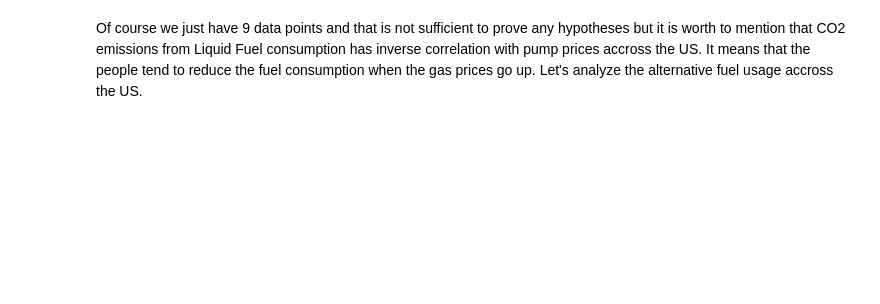
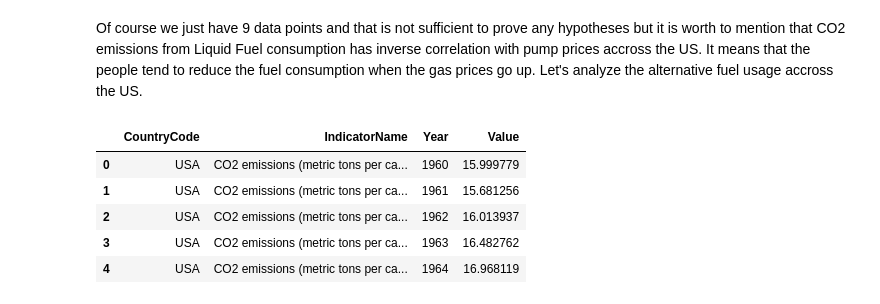
Before and after one commit to robertcox324/5horsemenoftheapocalypse, a Jupyter notebook: WDI_Analysis.ipynb, the cells around one changed output. Cells and saved outputs as stored; diff of their text form; code cells hidden in the pictures; blank space fills up the shorter version.

```diff
--- a/WDI_Analysis.ipynb
+++ b/WDI_Analysis.ipynb
@@ -351,2 +419,14 @@ pump_liq[['liq_val_pc', 'pump_val']].corr()
 # %% [markdown]
 Of course we just have 9 data points and that  is not sufficient to prove any hypotheses but it is worth to mention that CO2 emissions from Liquid Fuel consumption has inverse correlation with pump prices accross the US. It means that the people tend to reduce the fuel consumption when the gas prices go up. Let's analyze the alternative fuel usage accross the US.
+# %%
+country = (short_data['CountryCode'] == "USA")
+co2_us  = short_data[co2 & country]
+co2_us = co2_us.reset_index(drop = True)
+co2_us.head()
+# %% [output]
+|  | CountryCode | IndicatorName | Year | Value |
+| 0 | USA | CO2 emissions (metric tons per ca... | 1960 | 15.999779 |
+| 1 | USA | CO2 emissions (metric tons per ca... | 1961 | 15.681256 |
+| 2 | USA | CO2 emissions (metric tons per ca... | 1962 | 16.013937 |
+| 3 | USA | CO2 emissions (metric tons per ca... | 1963 | 16.482762 |
+| 4 | USA | CO2 emissions (metric tons per ca... | 1964 | 16.968119 |
```
Also changed, not shown: parts of 23 cells of this notebook, 5 other files.
